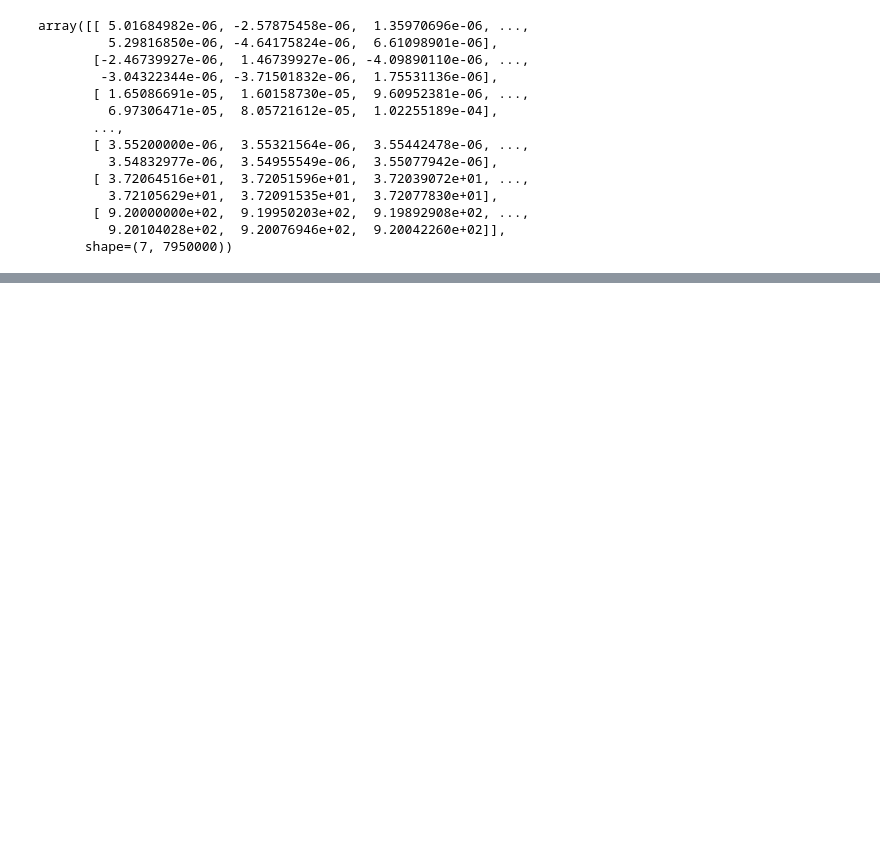
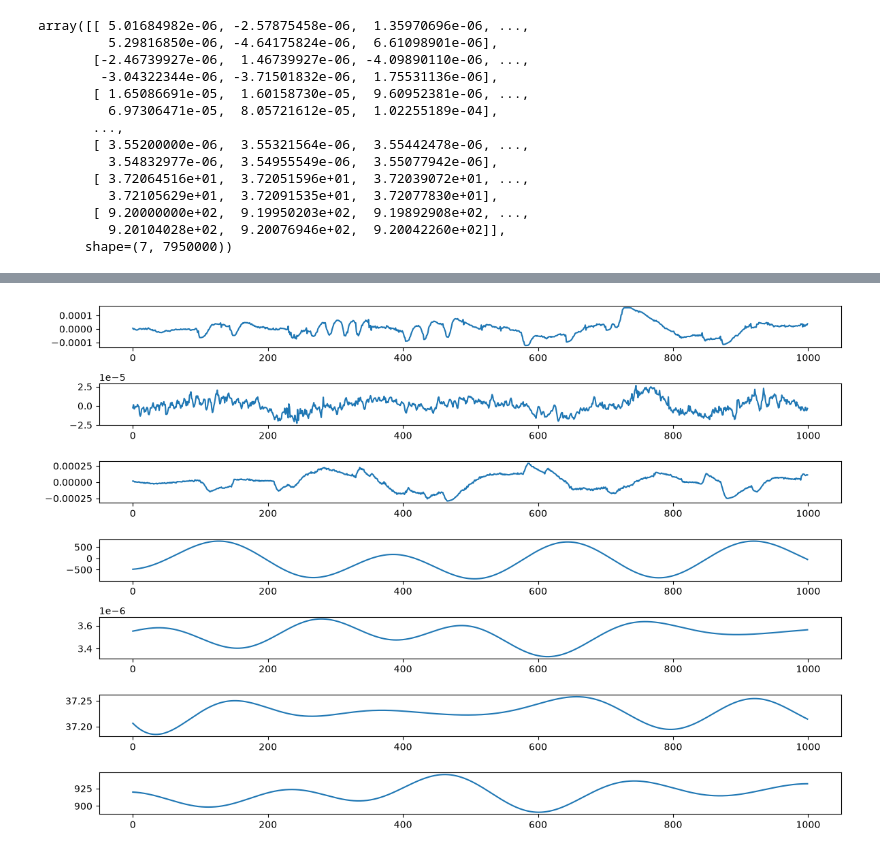
Before and after one commit to cybeuu/StageSleep, a Jupyter notebook: main.ipynb, the cells around one changed output, grey strips where cells are left out. Saved outputs shown, nothing was run; the diff lists cells and outputs as text; code cells hidden in the pictures; blank space fills up the shorter version.

```diff
--- a/main.ipynb
+++ b/main.ipynb
@@ -84,0 +81,10 @@ plt.plot(eeg_channel1)
+# %%
+#plotting all the data to see the different channels that we have
+fig, axs = plt.subplots(nrows=7, ncols=1, figsize=(12, 8))
+
+for i, ax in enumerate(axs):
+    ax.plot(eeg_data[i][:1000])
+
+plt.tight_layout()
+# %% [output]
+[figure, added]
```
Also changed, not shown: parts of 16 cells of this notebook, 1 other file.
